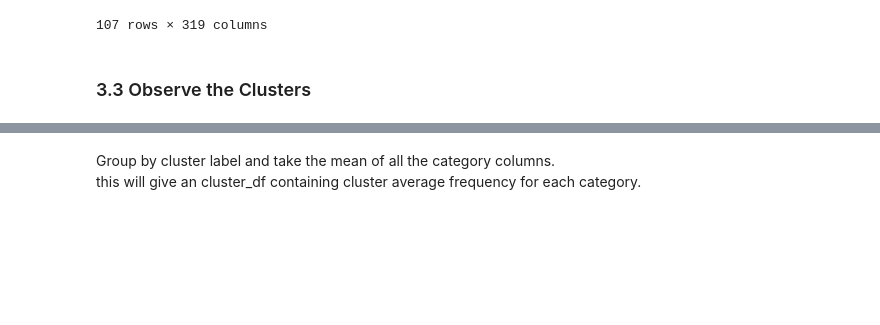
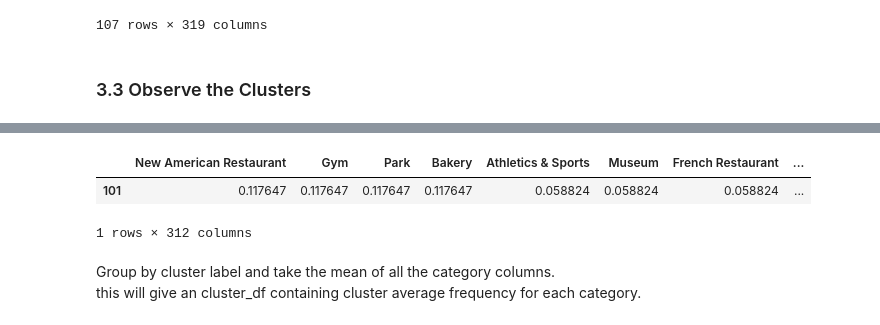
Before and after one commit to mphill82/Coursera_Capstone, a Jupyter notebook: Retail_Inference_notebook.ipynb, the cells around one changed output, grey strips where cells are left out. Drawn from its saved outputs; the diff is of its cells as text; code cells hidden in the pictures; blank space fills up the shorter version.

```diff
--- a/Retail_Inference_notebook.ipynb
+++ b/Retail_Inference_notebook.ipynb
@@ -528,3 +547,9 @@ neigh_df
+# %%
+neigh_df.loc[neigh_df.Neighborhood=='West Freemason'].iloc[:,7:].T.sort_values(by=101,ascending=False).T
+# %% [output]
+|  | New American Restaurant | Gym | Park | Bakery | Athletics & Sports | Museum | French Restaurant | ... |
+| 101 | 0.117647 | 0.117647 | 0.117647 | 0.117647 | 0.058824 | 0.058824 | 0.058824 | ... |
+1 rows × 312 columns
 # %% [markdown]
 Group by cluster label and take the mean of all the category columns.\
 this will give an cluster_df containing cluster average frequency for each category.
```
Also changed, not shown: parts of 8 cells of this notebook.
